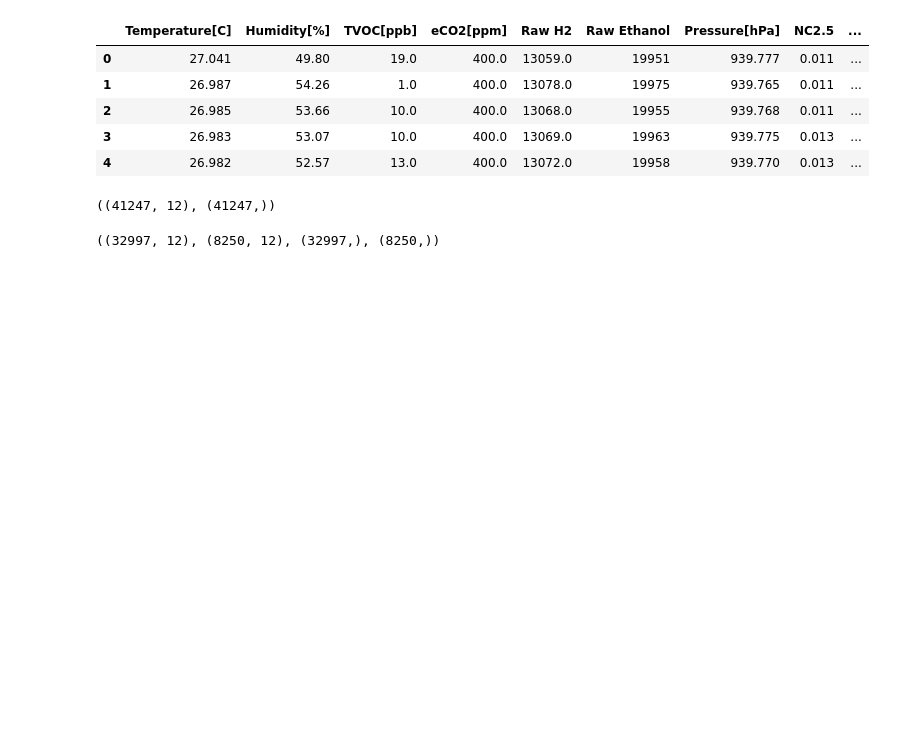
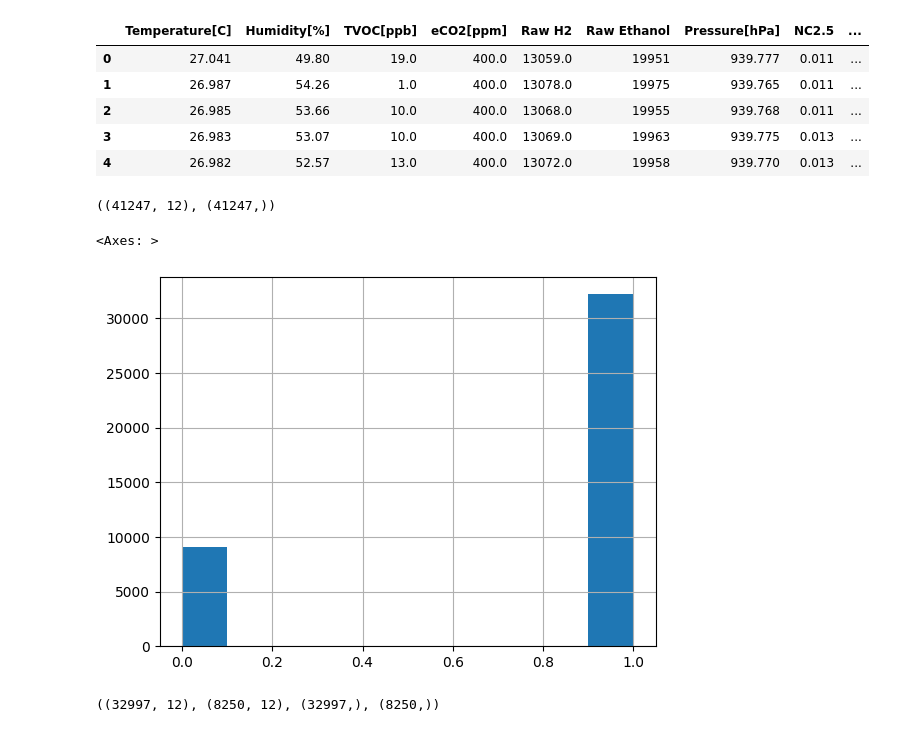
Before and after one commit to smnk-1/nlp-learning, a Jupyter notebook: pytorch-fcnn/FCNN-PyTorch-classification.ipynb, the cells around one changed output. Saved outputs shown, nothing was run; the diff lists cells and outputs as text; code cells hidden in the pictures; blank space fills up the shorter version.

```diff
--- a/pytorch-fcnn/FCNN-PyTorch-classification.ipynb
+++ b/pytorch-fcnn/FCNN-PyTorch-classification.ipynb
@@ -15,7 +15,7 @@ from sklearn.model_selection import train_test_split
 # %%
 device = 'cpu'
 # %%
-data = pd.read_csv('data/processed_smoke_detector.csv')
+data = pd.read_csv('../data/processed_smoke_detector.csv')
 data.head()
 # %% [output]
 |  | Temperature[C] | Humidity[%] | TVOC[ppb] | eCO2[ppm] | Raw H2 | Raw Ethanol | Pressure[hPa] | NC2.5 | ... |
@@ -30,6 +30,11 @@ y, X = data['Fire Alarm'].values, data.drop(columns=['Fire Alarm']).values
 X.shape, y.shape
 # %% [output]
 ((41247, 12), (41247,))
+# %%
+data['Fire Alarm'].hist()
+# %% [output]
+<Axes: >
+[figure, added]
 # %%
 X_train, X_test, y_train, y_test = train_test_split(X, y, test_size=0.2)
 X_train.shape, X_test.shape, y_train.shape, y_test.shape
```
Also changed, not shown: parts of 15 cells of this notebook, 1 other file.
